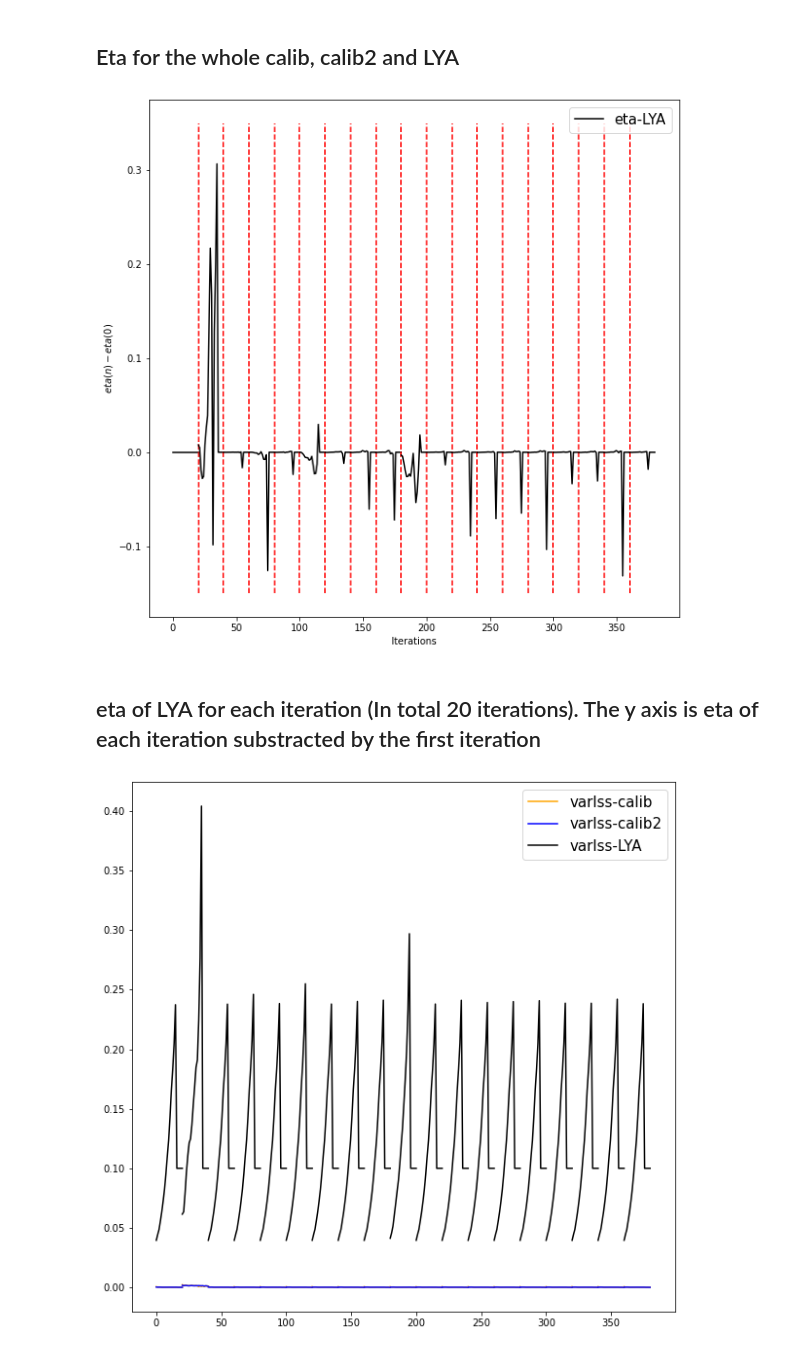
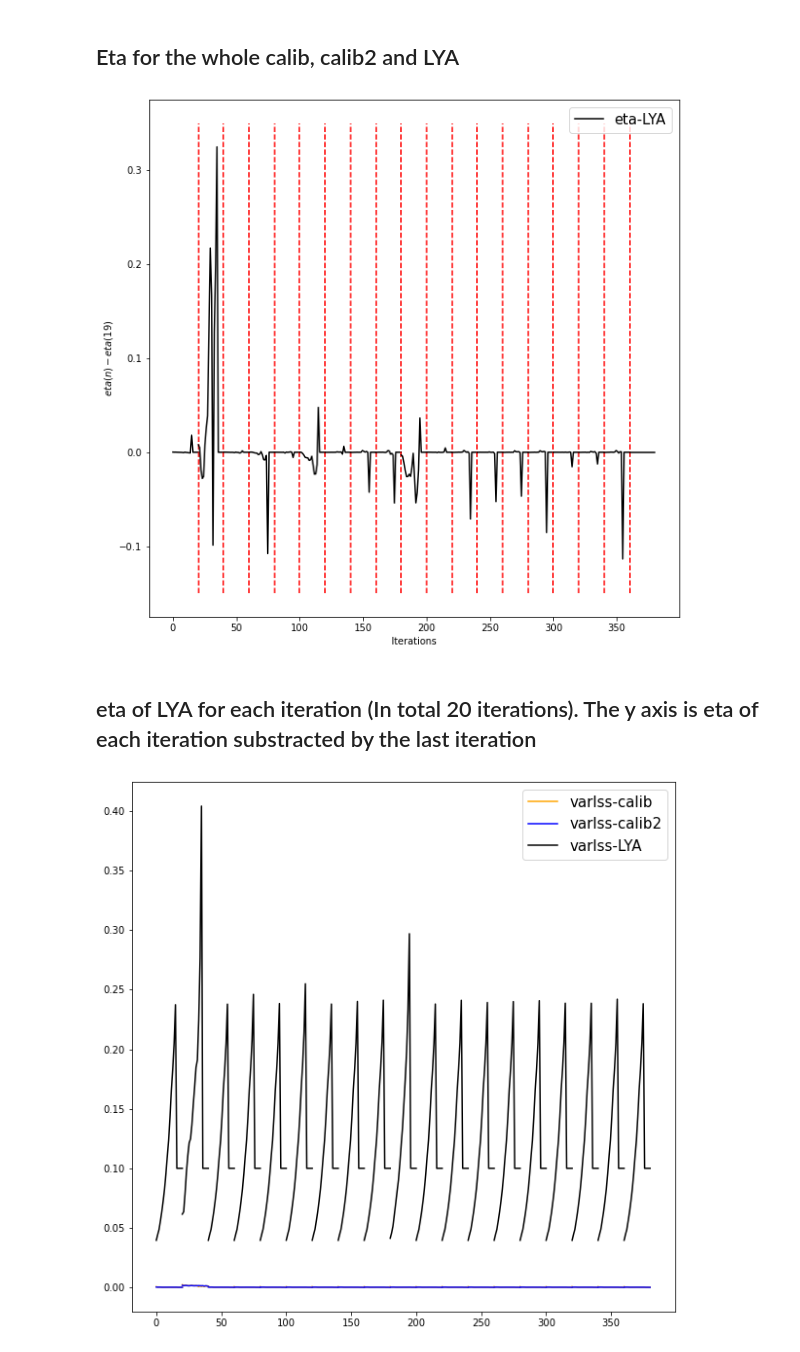
Before and after one commit to moonlovist/Picca_convergence_check, a Jupyter notebook: picca_convergence.ipynb, the cells around one changed output. Cells and saved outputs as stored; diff of their text form; code cells hidden in the pictures.

```diff
--- a/picca_convergence.ipynb
+++ b/picca_convergence.ipynb
@@ -71,17 +71,17 @@ llen_LYA = len(mean_cont_LYA[0])
 for num in range(len(eta_LYA)-1):
     X_calib = np.linspace(num*llen_calib, (num+1)*llen_calib,llen_calib)
     X_LYA = np.linspace(num*llen_LYA, (num+1)*llen_LYA,llen_LYA)
-    plt.plot(X_calib,mean_cont_calib[num] - mean_cont_calib[0],color = 'orange')
+    plt.plot(X_calib,mean_cont_calib[num] - mean_cont_calib[18],color = 'orange')
     #plt.plot(X_calib,mean_cont_calib2[num],color = 'blue')
     #plt.plot(X_LYA,mean_cont_LYA[num] - mean_cont_LYA[0],color = 'black')
     plt.plot([(num+1)*llen_calib]*100,np.linspace(-0.02,0.01,100),color = 'red',linestyle='dashed')
 X_calib = np.linspace(18*llen_calib, (18+1)*llen_calib,llen_calib)
 X_LYA = np.linspace(18*llen_LYA, (18+1)*llen_LYA,llen_LYA)
-plt.plot(X_calib,mean_cont_calib[18] - mean_cont_calib[0],color = 'orange',label = 'meancont-calib')
+plt.plot(X_calib,mean_cont_calib[18] - mean_cont_calib[18],color = 'orange',label = 'meancont-calib')
 #plt.plot(X_calib,mean_cont_calib2[18],color = 'blue',label = 'meancont-calib2')
 #plt.plot(X_LYA,mean_cont_LYA[18] - mean_cont_LYA[0],color = 'black',label = 'meancont-LYA')
 plt.xlabel('Iterations')
-plt.ylabel(r'$meancont(n)-meancont(0)$')
+plt.ylabel(r'$meancont(n)-meancont(19)$')
 plt.legend(fontsize = 15)
 plt.show()
 # %% [output]
@@ -97,15 +97,15 @@ for num in range(len(eta_LYA)-1):
     X_LYA = np.linspace(num*llen_LYA, (num+1)*llen_LYA,llen_LYA)
     #plt.plot(X_calib,mean_cont_calib[num],color = 'orange')
     #plt.plot(X_calib,mean_cont_calib2[num],color = 'blue')
-    plt.plot(X_LYA,mean_cont_LYA[num] - mean_cont_LYA[0],color = 'black')
-    plt.plot([(num+1)*llen_LYA]*100,np.linspace(-0.2,0.1,100),color = 'red',linestyle='dashed')
+    plt.plot(X_LYA,mean_cont_LYA[num] - mean_cont_LYA[18],color = 'black')
+    plt.plot([(num+1)*llen_LYA]*100,np.linspace(-0.15,0.05,100),color = 'red',linestyle='dashed')
 X_calib = np.linspace(18*llen_calib, (18+1)*llen_calib,llen_calib)
 X_LYA = np.linspace(18*llen_LYA, (18+1)*llen_LYA,llen_LYA)
 #plt.plot(X_calib,mean_cont_calib[18],color = 'orange',label = 'meancont-calib')
 #plt.plot(X_calib,mean_cont_calib2[18],color = 'blue',label = 'meancont-calib2')
-plt.plot(X_LYA,mean_cont_LYA[18] - mean_cont_LYA[0],color = 'black',label = 'meancont-LYA')
+plt.plot(X_LYA,mean_cont_LYA[18] - mean_cont_LYA[18],color = 'black',label = 'meancont-LYA')
 plt.xlabel('Iterations')
-plt.ylabel(r'$meancont(n)-meancont(0)$')
+plt.ylabel(r'$meancont(n)-meancont(19)$')
 plt.legend(fontsize = 15)
 plt.show()
 # %% [output]
@@ -137,27 +138,27 @@ plt.legend(fontsize = 15)
 # %%
 plt.figure(figsize=(10,10))
 llen_calib = len(eta_calib[0])
 llen_LYA = len(eta_LYA[0])
 for num in range(len(eta_LYA)-1):
     X_calib = np.linspace(num*llen_calib, (num+1)*llen_calib,llen_calib)
     X_LYA = np.linspace(num*llen_LYA, (num+1)*llen_LYA,llen_LYA)
     #plt.plot(X_calib,eta_calib[num],color = 'orange')
     #plt.plot(X_calib,eta_calib2[num],color = 'blue')
-    plt.plot(X_LYA,eta_LYA[num] - eta_LYA[0],color = 'black')
+    plt.plot(X_LYA,eta_LYA[num] - eta_LYA[18],color = 'black')
     plt.plot([(num+1)*llen_LYA]*100,np.linspace(-0.15,0.35,100),color = 'red',linestyle='dashed')
 X_calib = np.linspace(18*llen_calib, (18+1)*llen_calib,llen_calib)
 X_LYA = np.linspace(18*llen_LYA, (18+1)*llen_LYA,llen_LYA)
 #plt.plot(X_calib,eta_calib[18],color = 'orange',label = 'eta-calib')
 #plt.plot(X_calib,eta_calib2[18],color = 'blue',label = 'eta-calib2')
-plt.plot(X_LYA,eta_LYA[18] - eta_LYA[0],color = 'black',label = 'eta-LYA')
+plt.plot(X_LYA,eta_LYA[18] - eta_LYA[18],color = 'black',label = 'eta-LYA')
 plt.xlabel('Iterations')
-plt.ylabel(r'$eta(n)-eta(0)$')
+plt.ylabel(r'$eta(n)-eta(19)$')
 plt.legend(fontsize = 15)
 plt.show()
 # %% [output]
-[figure, old version]
+[figure, new version]
 # %% [markdown]
-## eta of LYA for each iteration (In total 20 iterations). The y axis is eta of each iteration substracted by the first iteration
+## eta of LYA for each iteration (In total 20 iterations). The y axis is eta of each iteration substracted by the last iteration
 # %%
 plt.figure(figsize=(10,10))
 llen_calib = len(var_lss_calib[0])
```
Also changed, not shown: parts of 6 cells of this notebook.
